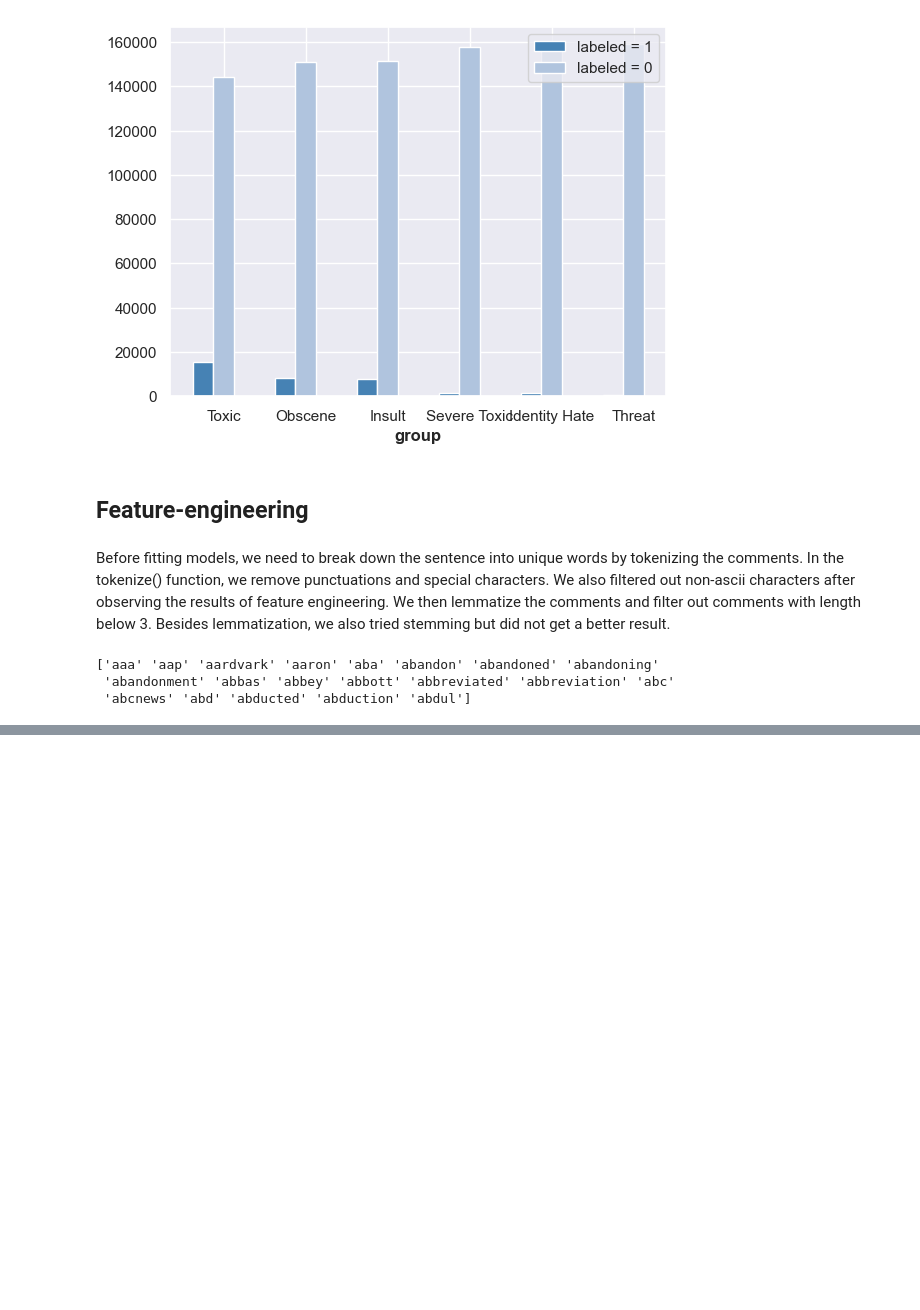
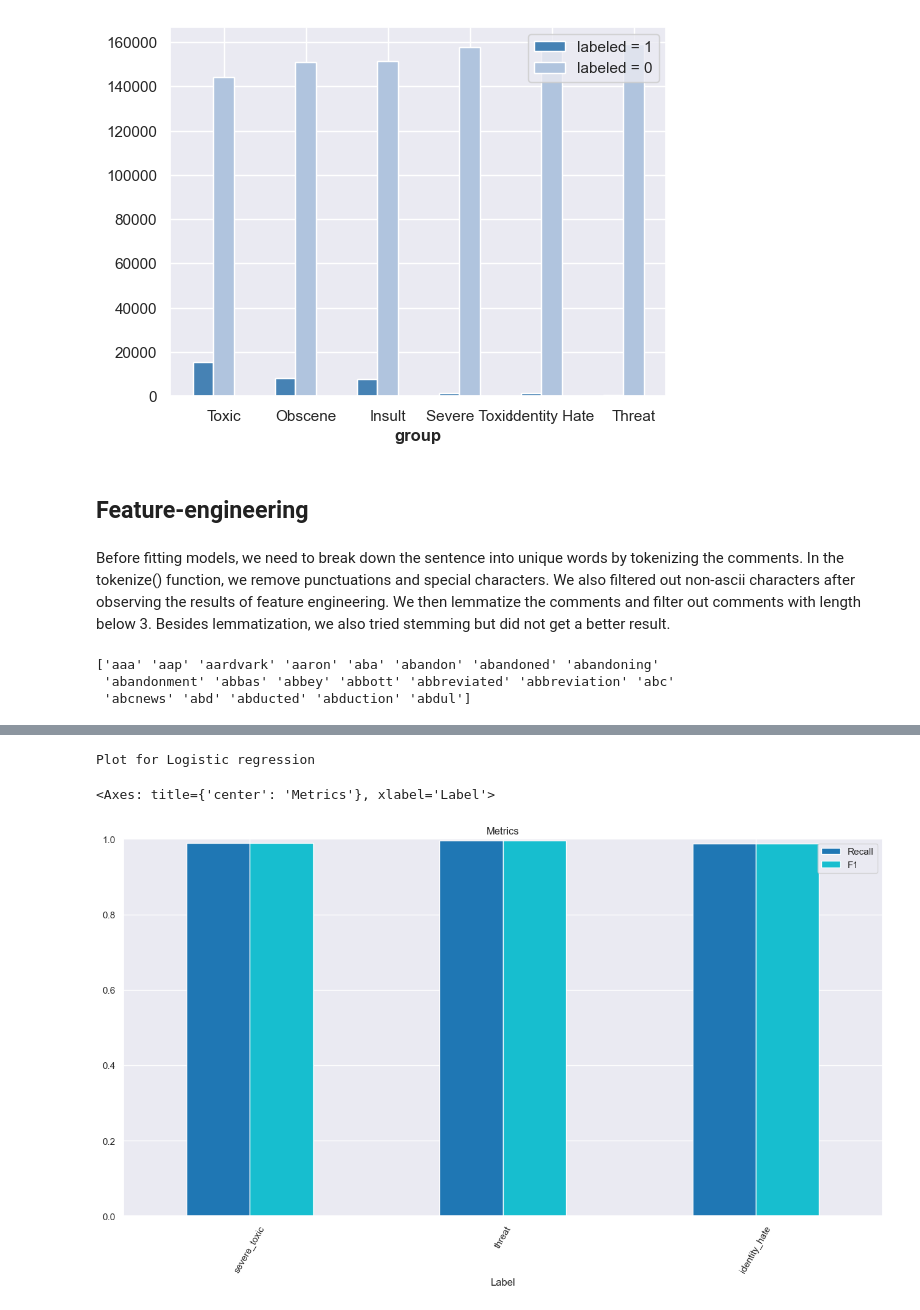
Before and after one commit to ohassnao/toxic_comments_classification, a Jupyter notebook: Implementation.ipynb, the cells around one changed output, grey strips where cells are left out. Drawn from its saved outputs; the diff is of its cells as text; code cells hidden in the pictures; blank space fills up the shorter version.

```diff
--- a/Implementation.ipynb
+++ b/Implementation.ipynb
@@ -251,0 +357,13 @@ meth_cv[['Model', 'Label', 'Recall', 'F1']]
+# %%
+# Code to create bar graph of F1 and Recall across each label for Decision Tree
+print("Plot for Logistic regression")
+m2 = methods[methods.Model == 'DecisionTreeClassifier']
+
+m2.set_index(["Label"], inplace=True)
+%matplotlib inline
+m2.plot(figsize=(16, 8), kind='bar', title='Metrics',
+        rot=60, ylim=(0.0, 1), colormap='tab10')
+# %% [output]
+Plot for Logistic regression
+<Axes: title={'center': 'Metrics'}, xlabel='Label'>
+[figure, added]
```
Also changed, not shown: parts of 8 cells of this notebook.
